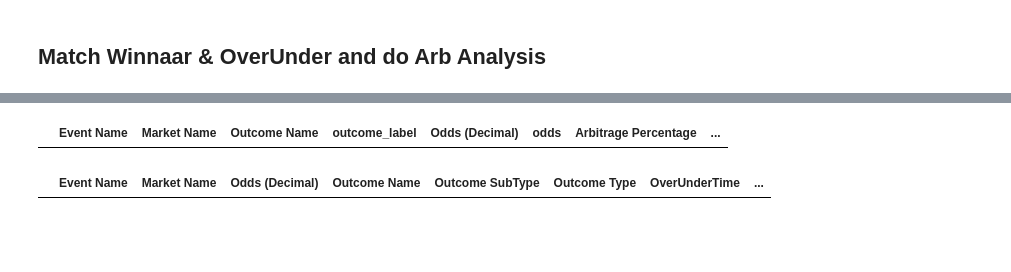
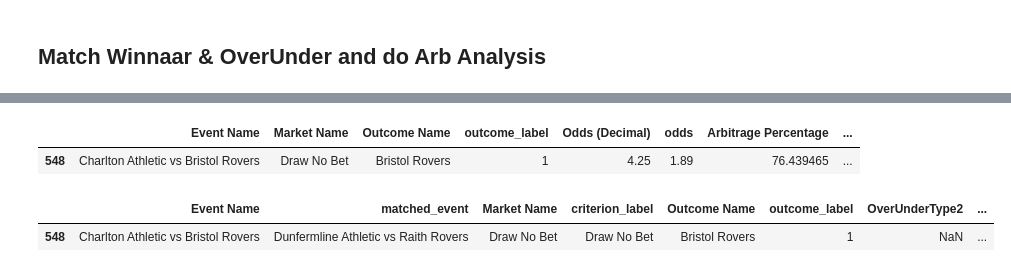
Before and after one commit to carpedimi/ArbitrageBets_sms, a Jupyter notebook: ArbSignal_Football_dev.ipynb, the cells around one changed output, grey strips where cells are left out. Cells and saved outputs as stored; diff of their text form; code cells hidden in the pictures; blank space fills up the shorter version.

```diff
--- a/ArbSignal_Football_dev.ipynb
+++ b/ArbSignal_Football_dev.ipynb
@@ -7,6 +31,6 @@ pd.set_option('display.max_columns', None)
 # %%
-toto_raw = pd.read_csv('Data/scrapers/Toto/totoAllSport2025-01-27T16:00:00Z.csv', index_col=0).drop_duplicates()
-kambi_raw = pd.read_csv('Data/scrapers/unibet/unibetAllSport2025-01-27T16:00:00Z.csv', index_col=0).drop_duplicates()
+toto_raw = pd.read_csv('Data/scrapers/Toto/totoAllSport2025-01-28 09:56:41.339966.csv', index_col=0).drop_duplicates()
+kambi_raw = pd.read_csv('Data/scrapers/unibet/unibetAllSport2025-01-28 09:38:54.960841.csv', index_col=0).drop_duplicates()
 # Apply the condition and update outcome_label
 toto_raw_football = toto_raw[toto_raw['sport'] == 'Voetbal']
 kambi_raw_football = kambi_raw[kambi_raw['sport'] == 'FOOTBALL']
@@ -16,8 +40,8 @@ kambi_raw_football['odds'] = kambi_raw_football['odds'] / 1000
 
 # List of women's competitions
 women_competitions_toto = [
-    'Portugal Campeonato Nacional, Vrouwen', 'Mexico League MX Vrouwen', 'Australië W-League',
-    'Scotland Women\'s Premier League', 'Nederland Eredivisie Vrouwen', 'Engeland FA Super League Vrouwen',
+    'Portugal Campeonato Nacional, Vrouwen', 'Mexico League MX Vrouwen', 'Australië W-League', 'Italië Coppa Italia Vrouwen',
+    'Scotland Women\'s Premier League', 'Nederland Eredivisie Vrouwen', 'England FA Cup Women', 'Engeland FA Super League Vrouwen',
     'Spain Primera División Vrouwen'
 ]
 
@@ -29,7 +53,8 @@ toto_raw_football['sex'] = toto_raw_football['competition'].apply(
 # List of women's football competitions
 women_competitions_kambi = [
     'A-League (D)', 'Premier League Dames', 'Campeonato Nacional Feminino', 'Liga MX Femenil (D)',
-    'Frauen-Bundesliga', 'Super League (D)', 'Primera División (D)'
+    'Frauen-Bundesliga', 'Super League (D)', 'Primera División (D)', 'Coppa Italia (D)', 'Liga MX Femenil'
+
 ]
 
 # Create 'sex' column
@@ -223,8 +248,8 @@ def find_best_match(event_name):
     # Extract Team1 and Team2 from the event_name
     parts = event_name.split(' vs ')
     if len(parts) == 2:
-        team1 = parts[0].strip()#.replace('Athletic', '')
-        team2 = parts[1].strip()#.replace('Athletic', '')
+        team1 = parts[0].strip().replace('Athletic', '')
+        team2 = parts[1].strip().replace('Athletic', '')
 
         # Perform fuzzy matching for Team1 and Team2 with all kambi events
         def match_teams(team, kambi_team):
@@ -649,11 +684,13 @@ total_football[['Event Name', 'Market Name', 'Outcome Name', 'outcome_label', 'O
 total_football[total_football['Is Arbitrage'] == True][['Event Name', 'Market Name', 'Outcome Name', 'outcome_label', 'Odds (Decimal)', 'odds', 'Arbitrage Percentage', 'Is Arbitrage', 'Stake A', 'Stake B']]
 # %% [output]
 |  | Event Name | Market Name | Outcome Name | outcome_label | Odds (Decimal) | odds | Arbitrage Percentage | ... |
+| 548 | Charlton Athletic vs Bristol Rovers | Draw No Bet | Bristol Rovers | 1 | 4.25 | 1.89 | 76.439465 | ... |
 # %%
-total_football[(total_football['Is Arbitrage'] == True)]#[['Event Name', 'matched_event', 'Market Name', 'criterion_label', 'Outcome Name', 'outcome_label', 'OverUnderType2',
-       # 'Odds (Decimal)', 'odds', 'Price Numerator', 'Price Denominator',
-       # 'Outcome Type', 'Outcome SubType', 'sport_x', 'competition',
-       # 'OverUnderType', 'OverUnderTime', 'Team1_x', 'Team2_x', 'Team1_y', 'Team2_y', 'Arbitrage Percentage',
-       # 'Is Arbitrage', 'Stake A', 'Stake B']]
+total_football[(total_football['Is Arbitrage'] == True)][['Event Name', 'matched_event', 'Market Name', 'criterion_label', 'Outcome Name', 'outcome_label', 'OverUnderType2',
+       'Odds (Decimal)', 'odds', 'Price Numerator', 'Price Denominator',
+       'Outcome Type', 'Outcome SubType', 'sport_x', 'competition',
+       'OverUnderType', 'OverUnderTime', 'Team1_x', 'Team2_x', 'Team1_y', 'Team2_y', 'Arbitrage Percentage',
+       'Is Arbitrage', 'Stake A', 'Stake B', 'group_name', 'sex']]
 # %% [output]
-|  | Event Name | Market Name | Odds (Decimal) | Outcome Name | Outcome SubType | Outcome Type | OverUnderTime | ... |
+|  | Event Name | matched_event | Market Name | criterion_label | Outcome Name | outcome_label | OverUnderType2 | ... |
+| 548 | Charlton Athletic vs Bristol Rovers | Dunfermline Athletic vs Raith Rovers | Draw No Bet | Draw No Bet | Bristol Rovers | 1 | NaN | ... |
```
Also changed, not shown: parts of 12 cells of this notebook, 10 other files.
